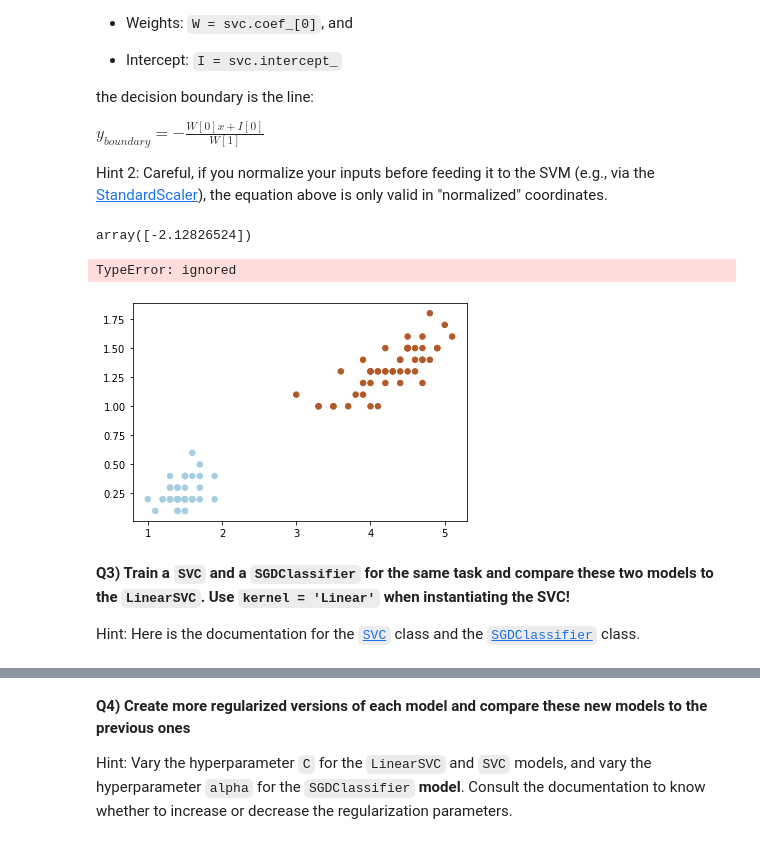
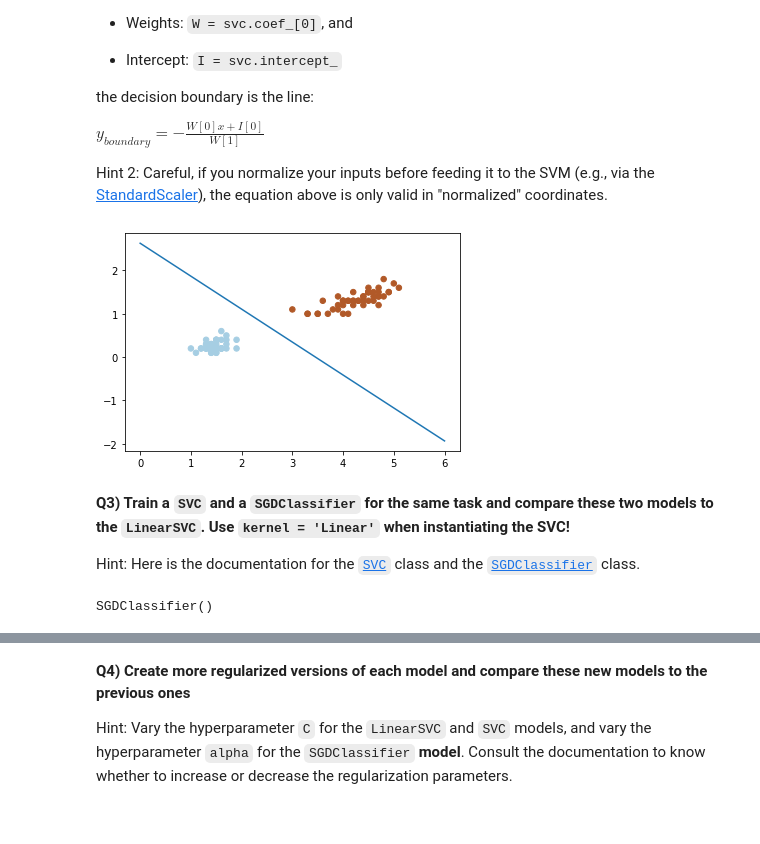
Before and after one commit to MaxHenk/2022_ML_Earth_Env_Sci, a Jupyter notebook: Lab_Notebooks/S3_1_SVM.ipynb, the cells around one changed output, grey strips where cells are left out. Cells and saved outputs as stored; diff of their text form; code cells hidden in the pictures.

```diff
--- a/Lab_Notebooks/S3_1_SVM.ipynb
+++ b/Lab_Notebooks/S3_1_SVM.ipynb
@@ -40,7 +46,7 @@ Hint: The documentation for `LinearSVC` is [at this link](https://scikit-learn.o
 from sklearn.svm import LinearSVC
 import numpy as np
 import matplotlib.pyplot as plt
-clf = svm.LinearSVC()
+clf = LinearSVC()
 # Import the LinearSVC class from the scikit-learn `svm` library
 # %%
 clf.fit(X, y)
@@ -65,59 +71,36 @@ Hint 2: Careful, if you normalize your inputs before feeding it to the SVM (e.g.
 W = clf.coef_[0]
 I = clf.intercept_
 # Calculate the weights and the intercept
-# %%
-I
-# %% [output]
-array([-2.12826524])
 # %%
 import numpy as np
 import matplotlib.pyplot as plt
 x_vals = np.linspace(0,6,100)
 
 y_bound = -((W[0]*x_vals+I[0])/W[1])
 
 plt.scatter(X[:,0], X[:,1], c=y, s=30, cmap=plt.cm.Paired)
-
-
-# plot the decision function
-ax = plt.gca()
-xlim = ax.get_xlim()
-ylim = ax.get_ylim()
-
-# create grid to evaluate model
-xx = np.linspace(xlim[0], xlim[1], 100)
-yy = np.linspace(ylim[0], ylim[1], 100)
-YY, XX = np.meshgrid(yy, xx)
-xy = np.vstack([XX.ravel(), YY.ravel()]).T
-Z = clf.decision_function(xy).reshape(XX.shape)
-
-# plot decision boundary and margins
-ax.contour(
-    XX, YY, ybound, colors="k", levels=[-1, 0, 1], alpha=0.5, linestyles=["--", "-", "--"]
-)
-# plot support vectors
-ax.scatter(
-    clf.support_vectors_[:, 0],
-    clf.support_vectors_[:, 1],
-    s=100,
-    linewidth=1,
-    facecolors="none",
-    edgecolors="k",
-)
+plt.plot(x_vals, y_bound)
 plt.show()
 # On the same figure: Scatter the features X and plot the decision boundary
 # Don't forget to label the axes and add a legend to your figure
 # %% [output]
-TypeError: ignored
-[figure, old version]
+[figure, new version]
 # %% [markdown]
 **Q3) Train a `SVC` and a `SGDClassifier` for the same task and compare these two models to the `LinearSVC`. Use `kernel = 'Linear'` when instantiating the SVC!**
 
 Hint: Here is the documentation for the [`SVC`](https://scikit-learn.org/stable/modules/generated/sklearn.svm.SVC.html) class and the [`SGDClassifier`](https://scikit-learn.org/stable/modules/generated/sklearn.linear_model.SGDClassifier.html) class.
 # %%
-from sklearn import linear_model
+from sklearn.svm import SVC
 from sklearn.linear_model import SGDClassifier
 
-svc_mod = svm.SVC()
-scdc_mod = linear_model.SGDClassifier()
+#train svc model
+svc_mod = SVC(kernel= "linear")
+svc_mod.fit(X, y)
+
+#train sgdc classifier
+sgdc_mod = SGDClassifier()
+sgdc_mod.fit(X, y)
+
 # Fit the `SVC` and the `SGDClassifier` to the pre-processed dataset
+# %% [output]
+SGDClassifier()
```
Also changed, not shown: parts of 14 cells of this notebook.
